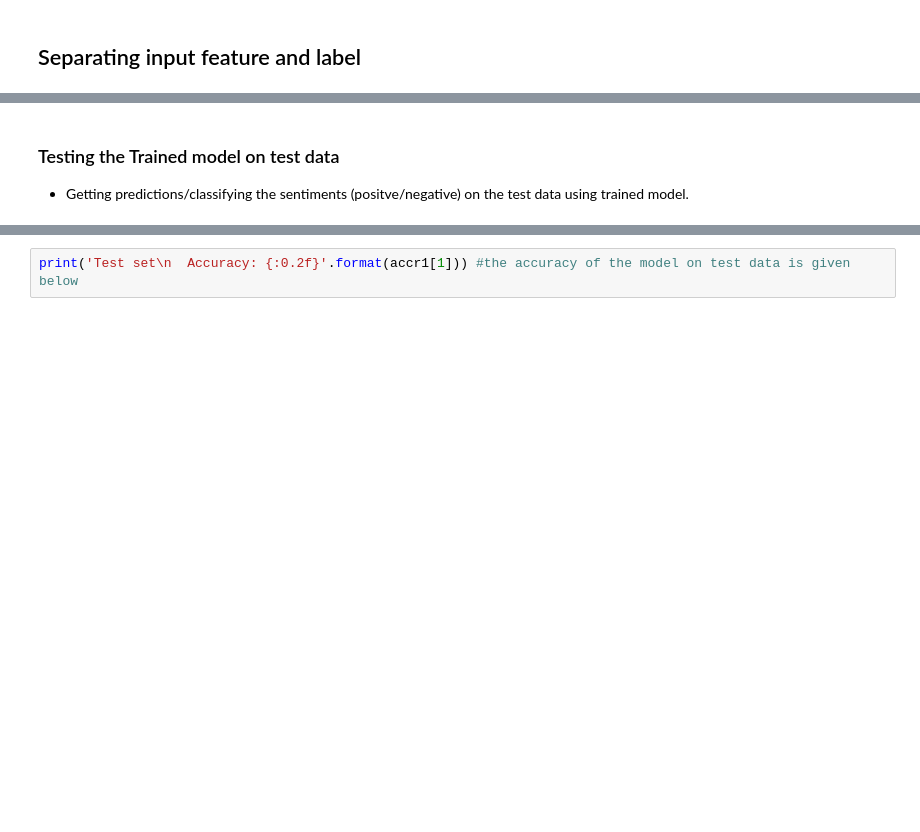
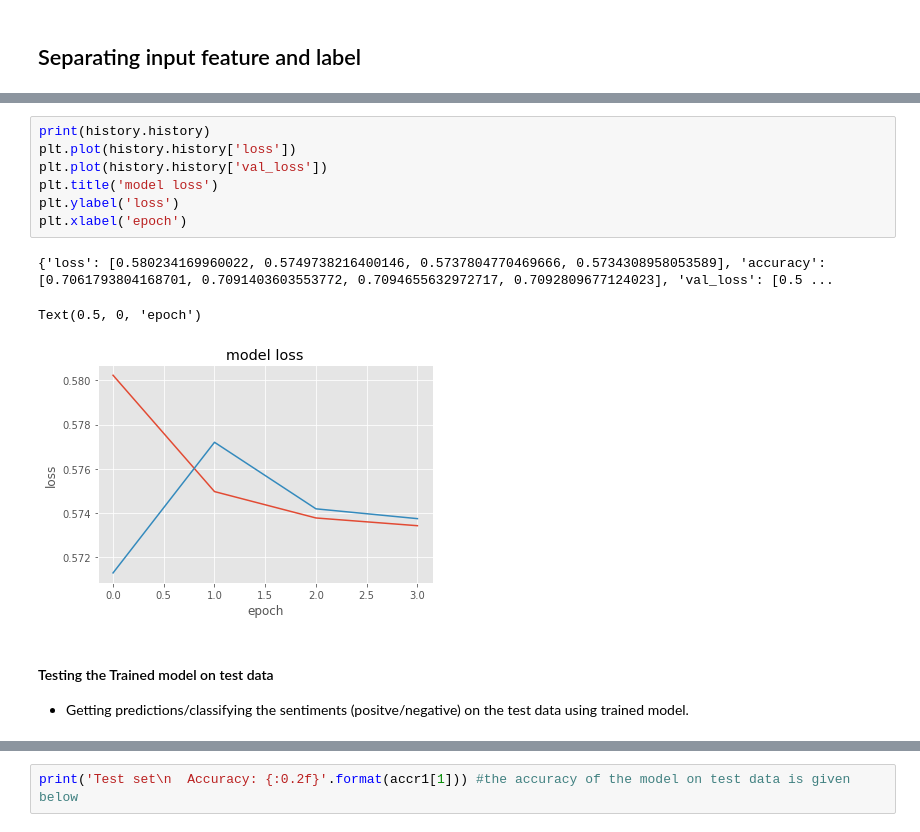
Before and after one commit to Gr-30/DL, a Jupyter notebook: Assign4_Q2_Twitter_114_final.ipynb, the cells around one changed output, grey strips where cells are left out. Saved outputs shown, nothing was run; the diff lists cells and outputs as text; blank space fills up the shorter version.

```diff
--- a/Assign4_Q2_Twitter_114_final.ipynb
+++ b/Assign4_Q2_Twitter_114_final.ipynb
@@ -369,3 +337,14 @@ b.Print the two most incorrectly classified texts for each class in the test dat
+# %%
+print(history.history)
+plt.plot(history.history['loss'])
+plt.plot(history.history['val_loss'])
+plt.title('model loss')
+plt.ylabel('loss')
+plt.xlabel('epoch')
+# %% [output]
+{'loss': [0.580234169960022, 0.5749738216400146, 0.5737804770469666, 0.5734308958053589], 'accuracy': [0.7061793804168701, 0.7091403603553772, 0.7094655632972717, 0.7092809677124023], 'val_loss': [0.5 ...
+Text(0.5, 0, 'epoch')
+[figure, added]
 # %% [markdown]
-### Testing the Trained model on test data
+#### Testing the Trained model on test data
 - Getting predictions/classifying the sentiments (positve/negative) on the test data using trained model.
```
Also changed, not shown: parts of 65 cells of this notebook.
